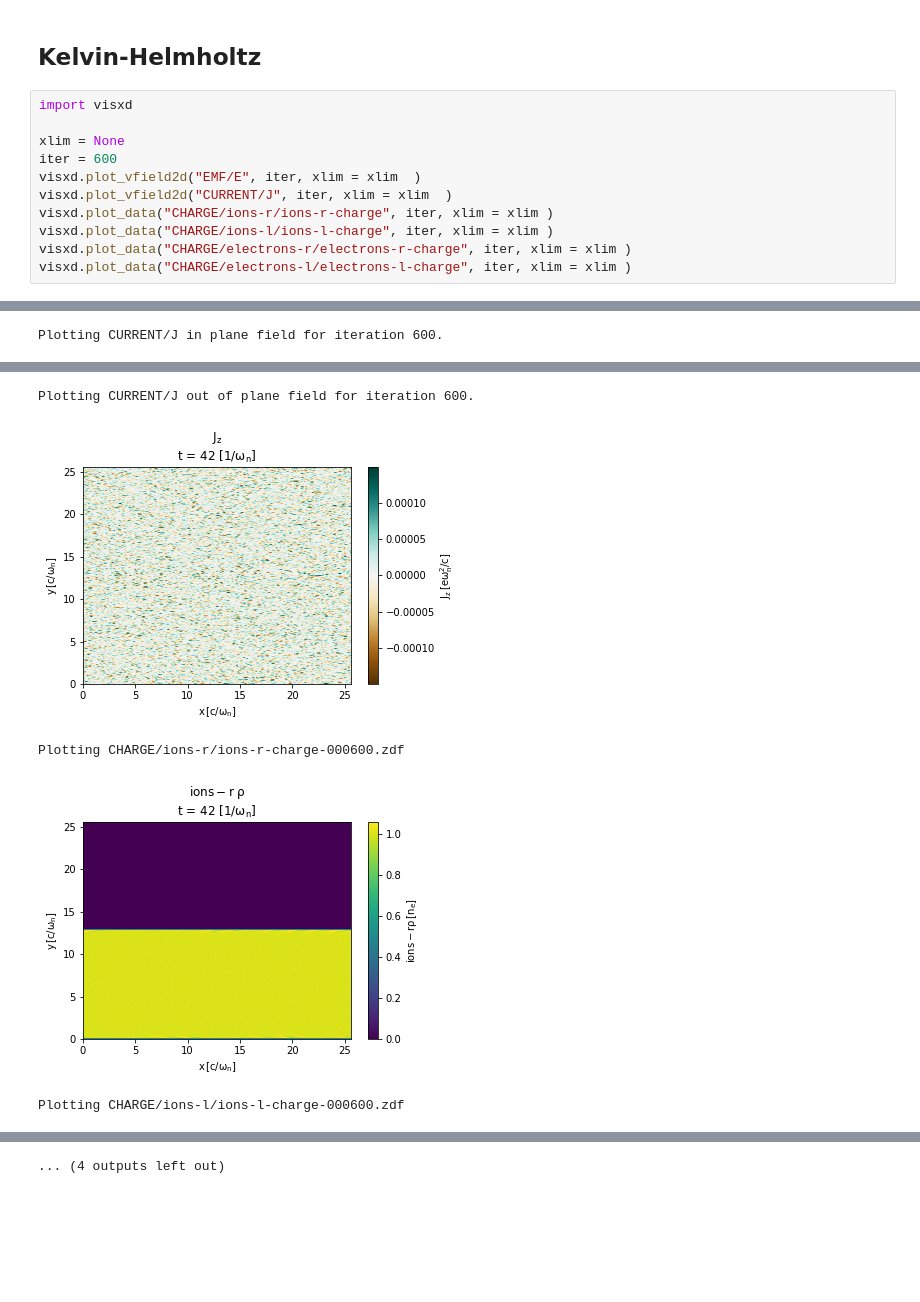
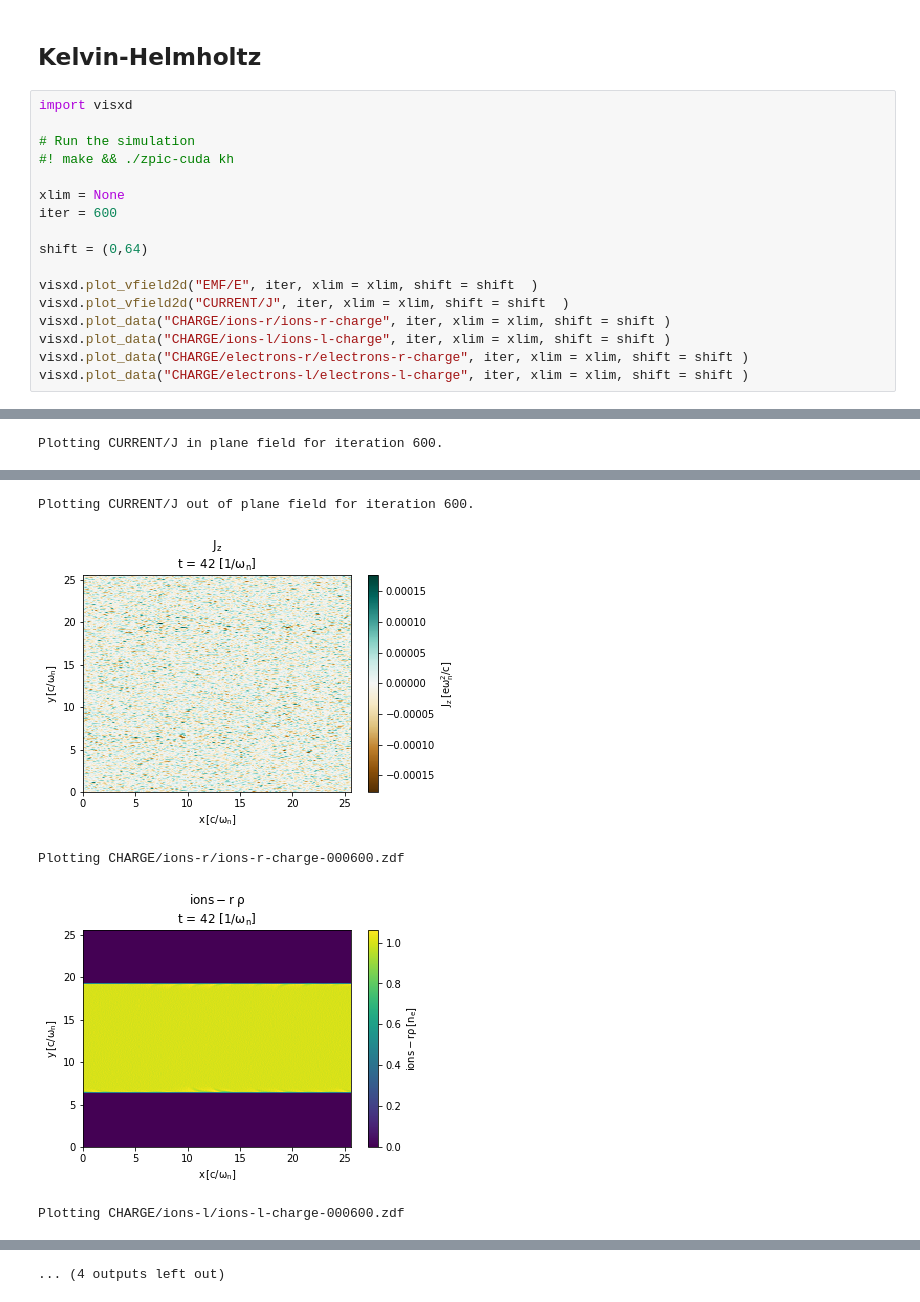
Before and after one commit to ricardo-fonseca/zpic-cuda, a Jupyter notebook: Kelvin-Helmholtz.ipynb, the cells around one changed output, grey strips where cells are left out. Saved outputs shown, nothing was run; the diff lists cells and outputs as text; blank space fills up the shorter version.

```diff
--- a/Kelvin-Helmholtz.ipynb
+++ b/Kelvin-Helmholtz.ipynb
@@ -39,13 +39,19 @@ Plotting CHARGE/electrons-down/electrons-down-charge-001200.zdf
 # %%
 import visxd
 
+# Run the simulation
+#! make && ./zpic-cuda kh
+
 xlim = None
 iter = 600
-visxd.plot_vfield2d("EMF/E", iter, xlim = xlim  )
-visxd.plot_vfield2d("CURRENT/J", iter, xlim = xlim  )
-visxd.plot_data("CHARGE/ions-r/ions-r-charge", iter, xlim = xlim )
-visxd.plot_data("CHARGE/ions-l/ions-l-charge", iter, xlim = xlim )
-visxd.plot_data("CHARGE/electrons-r/electrons-r-charge", iter, xlim = xlim )
-visxd.plot_data("CHARGE/electrons-l/electrons-l-charge", iter, xlim = xlim )
+
+shift = (0,64)
+
+visxd.plot_vfield2d("EMF/E", iter, xlim = xlim, shift = shift  )
+visxd.plot_vfield2d("CURRENT/J", iter, xlim = xlim, shift = shift  )
+visxd.plot_data("CHARGE/ions-r/ions-r-charge", iter, xlim = xlim, shift = shift )
+visxd.plot_data("CHARGE/ions-l/ions-l-charge", iter, xlim = xlim, shift = shift )
+visxd.plot_data("CHARGE/electrons-r/electrons-r-charge", iter, xlim = xlim, shift = shift )
+visxd.plot_data("CHARGE/electrons-l/electrons-l-charge", iter, xlim = xlim, shift = shift )
 # %% [output]
 Plotting EMF/E in plane field for iteration 600.
@@ -57,5 +63,5 @@ Plotting CURRENT/J in plane field for iteration 600.
 Plotting CURRENT/J out of plane field for iteration 600.
-[figure, old version]
+[figure, new version]
 Plotting CHARGE/ions-r/ions-r-charge-000600.zdf
-[figure, old version]
+[figure, new version]
 Plotting CHARGE/ions-l/ions-l-charge-000600.zdf
```
Also changed, not shown: parts of 2 cells of this notebook, 10 other files.
